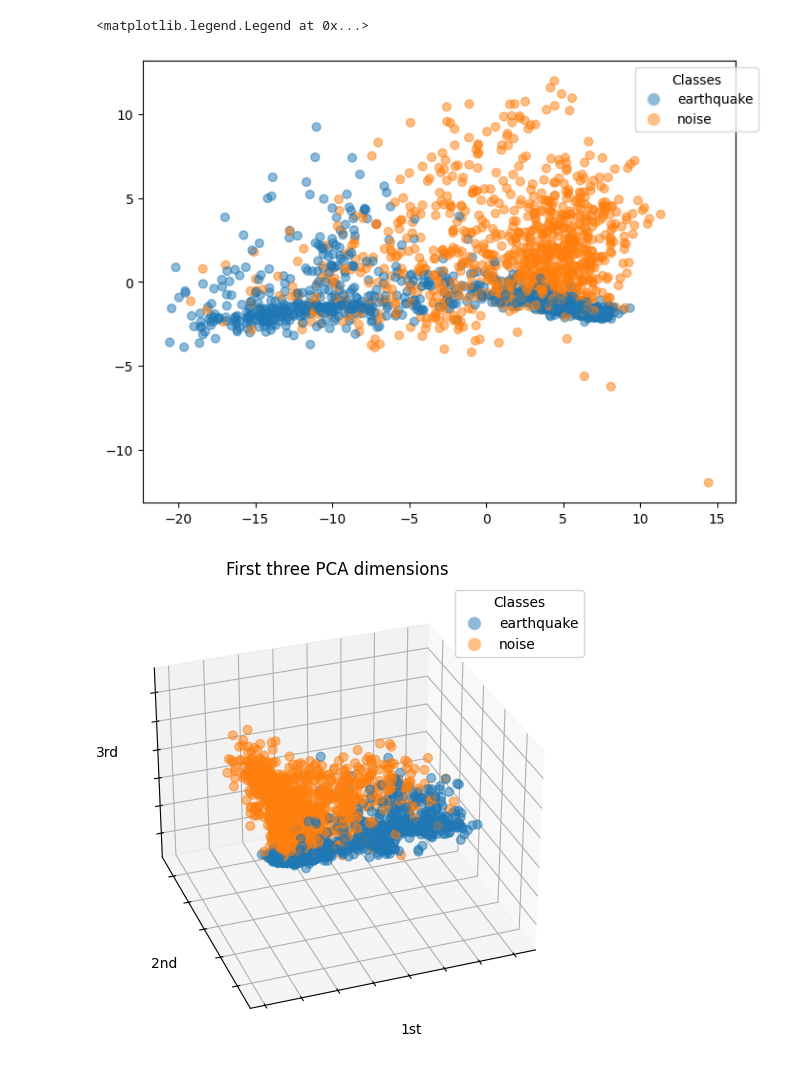
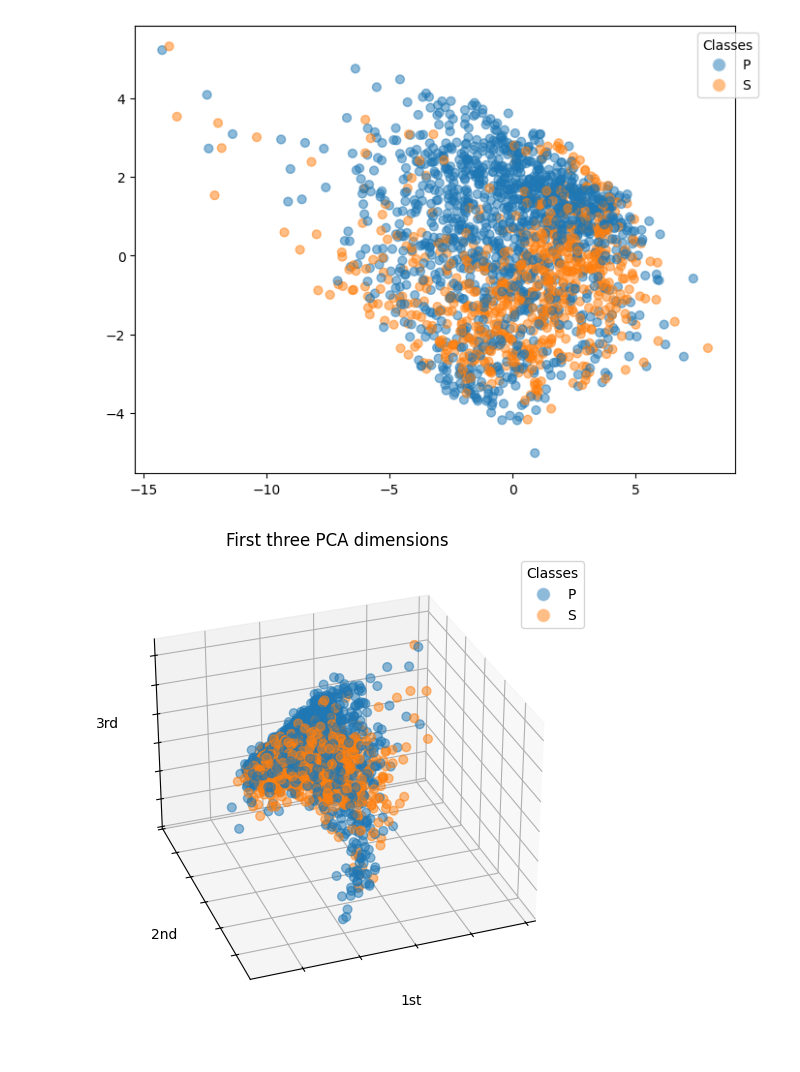
Before and after one commit to liutianlin0121/seisLM, a Jupyter notebook: notebooks/cluster_embeddings.ipynb, the cells around one changed output. Cells and saved outputs as stored; diff of their text form; code cells hidden in the pictures.

```diff
--- a/notebooks/cluster_embeddings.ipynb
+++ b/notebooks/cluster_embeddings.ipynb
@@ -13,8 +13,10 @@ import matplotlib.pyplot as plt
 # model_name_or_path = '/scicore/home/dokman0000/liu0003/projects/seisLM/results/models/pretrained_seisLM/42__2024-06-10-22h-22m-38s/checkpoints/epoch=6-step=978355.ckpt'
 # model_name_or_path = '/scicore/home/dokman0000/liu0003/projects/seisLM/results/models/pretrained_seisLM/42__2024-06-16-16h-25m-15s_model_config_4xdownsample_sinkhorn/checkpoints/epoch=6-step=244587.ckpt'
 
-model_name_or_path = '/scicore/home/dokman0000/liu0003/projects/seisLM/results/models/pretrained_seisLM/42__2024-06-06-19h-23m-17s/checkpoints/epoch=18-step=663879.ckpt'
+# model_name_or_path = '/scicore/home/dokman0000/liu0003/projects/seisLM/results/models/pretrained_seisLM/42__2024-06-06-19h-23m-17s/checkpoints/epoch=18-step=663879.ckpt'
 
+model_name_or_path = '/scicore/home/dokman0000/liu0003/projects/seisLM/results/models/pretrained_seisLM/42__2024-06-17-07h-24m-11s_model_config_4xdownsample_sinkhorn/checkpoints/epoch=4-step=87350.ckpt'
+# model_name_or_path = '/scicore/home/dokman0000/liu0003/projects/seisLM/results/models/pretrained_seisLM/42__2024-06-17-07h-24m-09s_model_config_4xdownsample/checkpoints/epoch=4-step=87350.ckpt'
 
 model = pretrained_models.LitMultiDimWav2Vec2.load_from_checkpoint(
     model_name_or_path
@@ -32,8 +34,8 @@ eval_set = 'dev'
 split = dataset.get_split(eval_set)
 split.preload_waveforms(pbar=True)
 
-task = '1'
-# task = '23'
+# task = '1'
+task = '23'
 
 task_csv = f'/scicore/home/dokman0000/liu0003/projects/seisLM/data/targets/ethz/task{task}.csv'
 task_targets = pd.read_csv(task_csv)
@@ -42,9 +44,9 @@ print(len(task_targets))
 
 
 if task == '1':
-  task_targets = task_targets['trace_type'].to_list()
-  colors = ['#1f77b4' if a == 'noise' else '#ff7f0e' for a in task_targets]
+  task_labels = task_targets['trace_type'].to_list()
+  colors = ['#1f77b4' if a == 'noise' else '#ff7f0e' for a in task_labels]
 else:
-  task_targets = task_targets['phase_label'].to_list()
-  colors = ['#1f77b4' if a == 'P' else '#ff7f0e' for a in task_targets]
+  task_labels = task_targets['phase_label'].to_list()
+  colors = ['#1f77b4' if a == 'P' else '#ff7f0e' for a in task_labels]
 # %% [output]
@@ -94,45 +102,34 @@ all_embeddings = torch.concatenate(batch_embeddings, axis=0).cpu().numpy()
 # %%
 fig = plt.figure(1, figsize=(8, 6))
 ax = fig.add_subplot(111,)
 
 num_points_to_show = 2000
 X_reduced = PCA(n_components=2).fit_transform(all_embeddings)
 
 scatter = ax.scatter(
     X_reduced[:, 0][:num_points_to_show],
     X_reduced[:, 1][:num_points_to_show],
     c=colors[:num_points_to_show],
     s=40,
     alpha=0.5,
     label=colors[:num_points_to_show],
 )
 
 # Create custom legend
 unique_colors = np.unique(colors[:num_points_to_show])
-unique_targets = np.unique(task_targets[:num_points_to_show])
+unique_labels = np.unique(task_labels[:num_points_to_show])
 handles = [plt.Line2D(
   [0], [0],
   marker='o',
   color='w',
   markerfacecolor=f'{i}', markersize=10, alpha=0.5) for i in unique_colors]
 
-labels = [f'{i}' for i in unique_targets]
+labels = [f'{i}' for i in unique_labels]
 ax.legend(handles, labels, title="Classes", loc='best', bbox_to_anchor=(1.05, 1))
 
-
-
-# plt.legend()
-# ax.legend()
-
-# scatter.legend_elements()
-
-# _ = ax.legend(
-#     scatter.legend_elements()[0],
-#     ['noise', 'earthquake'], loc="lower right", title="Classes"
-# )
+plt.savefig(FIGURE_DIR + f'/2d_embedding_visualization_{task}.png', dpi=300)
 # %% [output]
-<matplotlib.legend.Legend at 0x...>
-[figure, old version]
+[figure, new version]
 # %%
 import mpl_toolkits.mplot3d  # noqa: F401
 
@@ -154,14 +151,14 @@ ax.scatter(
 )
 # Create custom legend
 unique_colors = np.unique(colors[:num_points_to_show])
-unique_targets = np.unique(task_targets[:num_points_to_show])
+unique_labels = np.unique(task_labels[:num_points_to_show])
 handles = [plt.Line2D(
   [0], [0],
   marker='o',
   color='w',
   markerfacecolor=f'{i}', markersize=10, alpha=0.5) for i in unique_colors]
 
-labels = [f'{i}' for i in unique_targets]
+labels = [f'{i}' for i in unique_labels]
 ax.legend(handles, labels, title="Classes", loc='best', bbox_to_anchor=(1.05, 1))
 
 
@@ -173,6 +170,8 @@ ax.yaxis.set_ticklabels([])
 ax.set_zlabel("3rd")
 ax.zaxis.set_ticklabels([])
 
+# plt.show()
+plt.savefig(FIGURE_DIR + f'/3d_embedding_visualization_{task}.png', dpi=300)
 plt.show()
 # %% [output]
-[figure, old version]
+[figure, new version]
```
Also changed, not shown: parts of 8 cells of this notebook, 8 other files.
